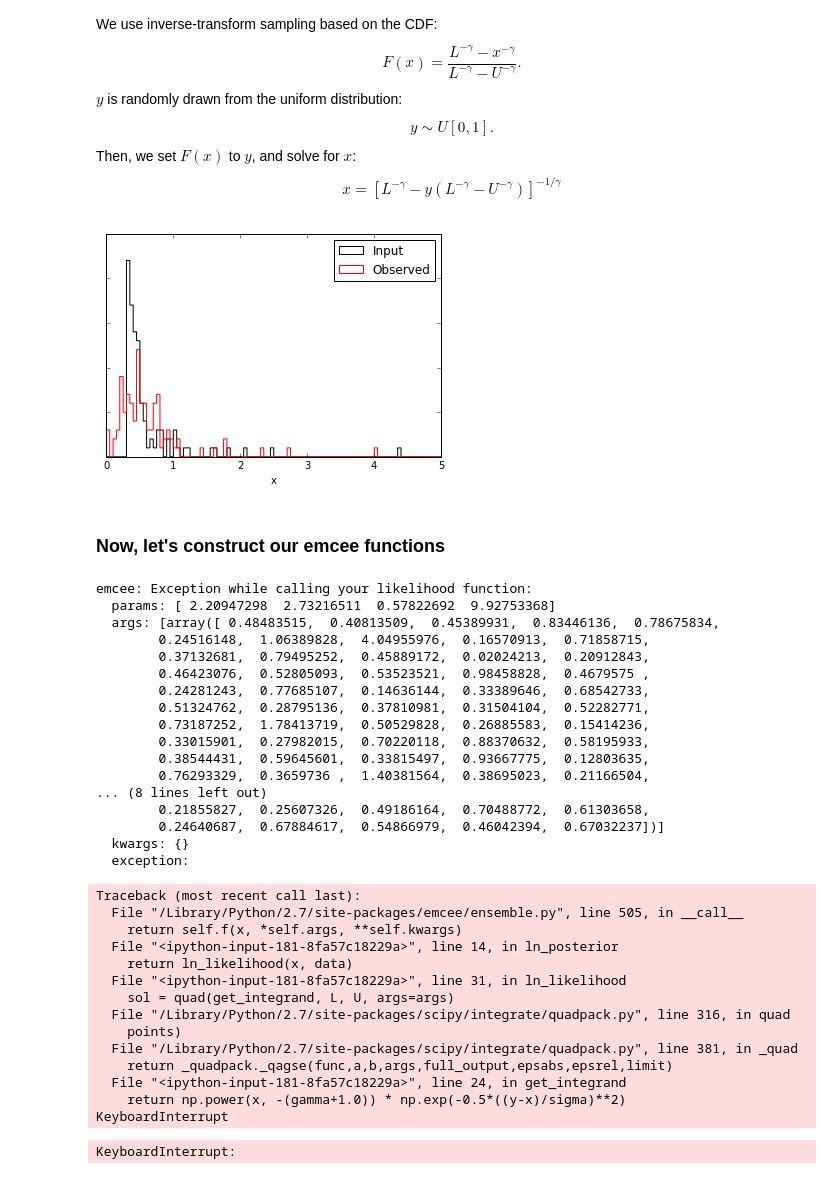
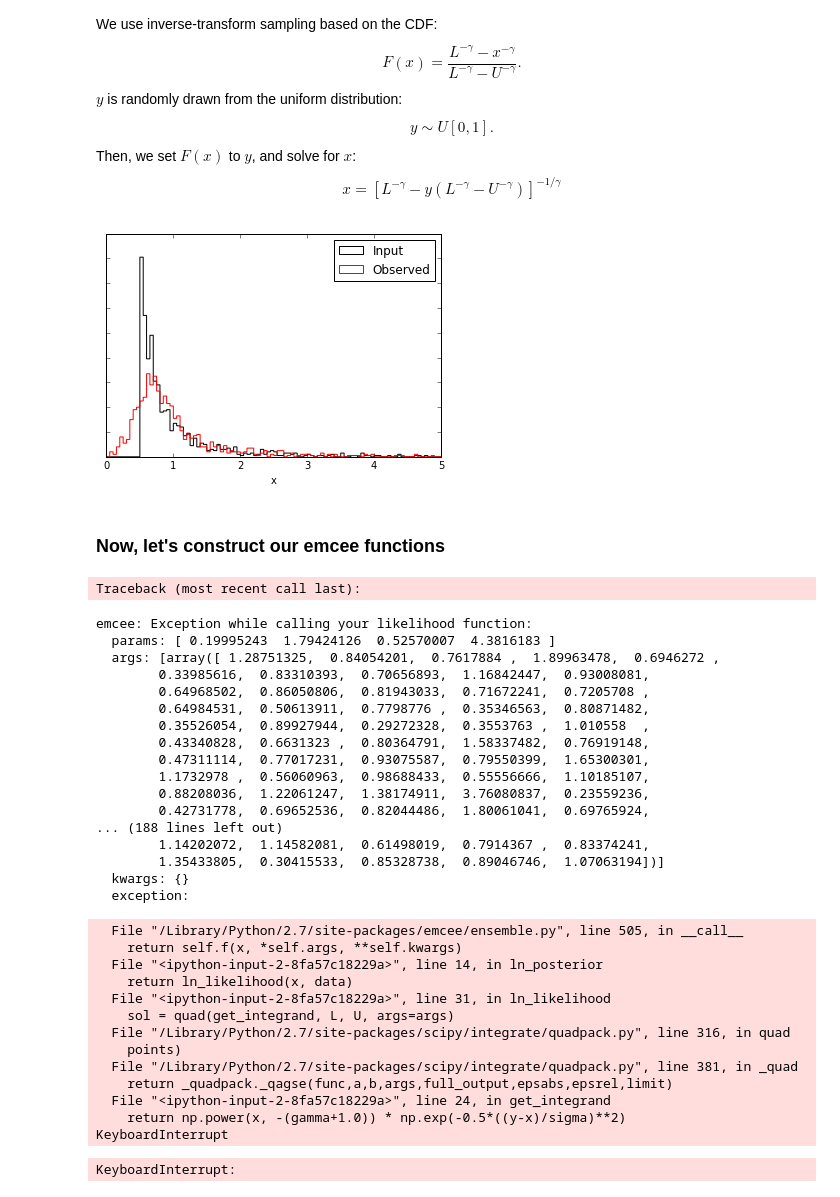
Before and after one commit to astroJeff/filament_widths, a Jupyter notebook: notebooks/Power law.ipynb, the cells around one changed output. Drawn from its saved outputs; the diff is of its cells as text; code cells hidden in the pictures.

Commit message:
Updated Power law notebook

```diff
--- a/notebooks/Power law.ipynb
+++ b/notebooks/Power law.ipynb
@@ -172,32 +172,32 @@ $$y \sim U[0,1].$$
 Then, we set $F(x)$ to $y$, and solve for $x$:
 $$x = \left[ L^{-\gamma} - y(L^{-\gamma} - U^{-\gamma}) \right]^{-1/\gamma}$$
 # %%
-sigma, gamma, L, U = 0.2, 1.7, 0.3, 5.0
+sigma, gamma, L, U = 0.2, 1.7, 0.5, 5.0
 p_truths = sigma, gamma, L, U
 
-N = 100
+N = 1000
 
 y = np.random.uniform(size=N)
 tmp_x = np.power(L,-gamma) - y * (np.power(L,-gamma)-np.power(U,-gamma))
 x = np.power(tmp_x, -1.0/gamma)
 
 # No negative values
 x_obs = np.abs(x + norm.rvs(scale=sigma, size=N))
 # # Set minimum value to 0.1
 # tmp = 0.01 * np.ones((N,2))
 # tmp[:,1] = x + norm.rvs(scale=sigma, size=N)
 # x_obs = np.max(tmp, axis=1)
 
 plt.hist(x, histtype='step', color='k', range=[0.0, 5.0], bins=100, label='Input')
 plt.hist(x_obs, histtype='step', color='r', range=[0.0, 5.0], bins=100, label='Observed')
 
 plt.tick_params(labelleft='off')
 plt.xlabel("x")
 
 plt.legend()
 plt.show()
 # %% [output]
-[figure, old version]
+[figure, new version]
 # %% [markdown]
 ### Now, let's construct our emcee functions
 # %%
@@ -220,38 +220,38 @@ pos,prob,state = sampler.run_mcmc(p0, N=500)
 sampler.reset()
 pos,prob,state = sampler.run_mcmc(pos, N=5000)
 # %% [output]
-emcee: Exception while calling your likelihood function:
-  params: [ 2.20947298  2.73216511  0.57822692  9.92753368]
-  args: [array([ 0.48483515,  0.40813509,  0.45389931,  0.83446136,  0.78675834,
-        0.24516148,  1.06389828,  4.04955976,  0.16570913,  0.71858715,
-        0.37132681,  0.79495252,  0.45889172,  0.02024213,  0.20912843,
-        0.46423076,  0.52805093,  0.53523521,  0.98458828,  0.4679575 ,
-        0.24281243,  0.77685107,  0.14636144,  0.33389646,  0.68542733,
-        0.51324762,  0.28795136,  0.37810981,  0.31504104,  0.52282771,
-        0.73187252,  1.78413719,  0.50529828,  0.26885583,  0.15414236,
-        0.33015901,  0.27982015,  0.70220118,  0.88370632,  0.58195933,
-        0.38544431,  0.59645601,  0.33815497,  0.93667775,  0.12803635,
-        0.76293329,  0.3659736 ,  1.40381564,  0.38695023,  0.21166504,
-... (8 lines left out)
-        0.21855827,  0.25607326,  0.49186164,  0.70488772,  0.61303658,
-        0.24640687,  0.67884617,  0.54866979,  0.46042394,  0.67032237])]
-  kwargs: {}
-  exception:
+Traceback (most recent call last):
-Traceback (most recent call last):
-  File "/Library/Python/2.7/site-packages/emcee/ensemble.py", line 505, in __call__
-    return self.f(x, *self.args, **self.kwargs)
-  File "<ipython-input-181-8fa57c18229a>", line 14, in ln_posterior
-    return ln_likelihood(x, data)
-  File "<ipython-input-181-8fa57c18229a>", line 31, in ln_likelihood
-    sol = quad(get_integrand, L, U, args=args)
-  File "/Library/Python/2.7/site-packages/scipy/integrate/quadpack.py", line 316, in quad
-    points)
-  File "/Library/Python/2.7/site-packages/scipy/integrate/quadpack.py", line 381, in _quad
-    return _quadpack._qagse(func,a,b,args,full_output,epsabs,epsrel,limit)
-  File "<ipython-input-181-8fa57c18229a>", line 24, in get_integrand
-    return np.power(x, -(gamma+1.0)) * np.exp(-0.5*((y-x)/sigma)**2)
-KeyboardInterrupt
+emcee: Exception while calling your likelihood function:
+  params: [ 0.19995243  1.79424126  0.52570007  4.3816183 ]
+  args: [array([ 1.28751325,  0.84054201,  0.7617884 ,  1.89963478,  0.6946272 ,
+        0.33985616,  0.83310393,  0.70656893,  1.16842447,  0.93008081,
+        0.64968502,  0.86050806,  0.81943033,  0.71672241,  0.7205708 ,
+        0.64984531,  0.50613911,  0.7798776 ,  0.35346563,  0.80871482,
+        0.35526054,  0.89927944,  0.29272328,  0.3553763 ,  1.010558  ,
+        0.43340828,  0.6631323 ,  0.80364791,  1.58337482,  0.76919148,
+        0.47311114,  0.77017231,  0.93075587,  0.79550399,  1.65300301,
+        1.1732978 ,  0.56060963,  0.98688433,  0.55556666,  1.10185107,
+        0.88208036,  1.22061247,  1.38174911,  3.76080837,  0.23559236,
+        0.42731778,  0.69652536,  0.82044486,  1.80061041,  0.69765924,
+... (188 lines left out)
+        1.14202072,  1.14582081,  0.61498019,  0.7914367 ,  0.83374241,
+        1.35433805,  0.30415533,  0.85328738,  0.89046746,  1.07063194])]
+  kwargs: {}
+  exception:
-KeyboardInterrupt:
+  File "/Library/Python/2.7/site-packages/emcee/ensemble.py", line 505, in __call__
+    return self.f(x, *self.args, **self.kwargs)
+  File "<ipython-input-2-8fa57c18229a>", line 14, in ln_posterior
+    return ln_likelihood(x, data)
+  File "<ipython-input-2-8fa57c18229a>", line 31, in ln_likelihood
+    sol = quad(get_integrand, L, U, args=args)
+  File "/Library/Python/2.7/site-packages/scipy/integrate/quadpack.py", line 316, in quad
+    points)
+  File "/Library/Python/2.7/site-packages/scipy/integrate/quadpack.py", line 381, in _quad
+    return _quadpack._qagse(func,a,b,args,full_output,epsabs,epsrel,limit)
+  File "<ipython-input-2-8fa57c18229a>", line 24, in get_integrand
+    return np.power(x, -(gamma+1.0)) * np.exp(-0.5*((y-x)/sigma)**2)
+KeyboardInterrupt
+KeyboardInterrupt:
 # %%
 for i in range(sampler.dim):
     plt.figure()
```
Also changed, not shown: parts of 1 cell of this notebook.
